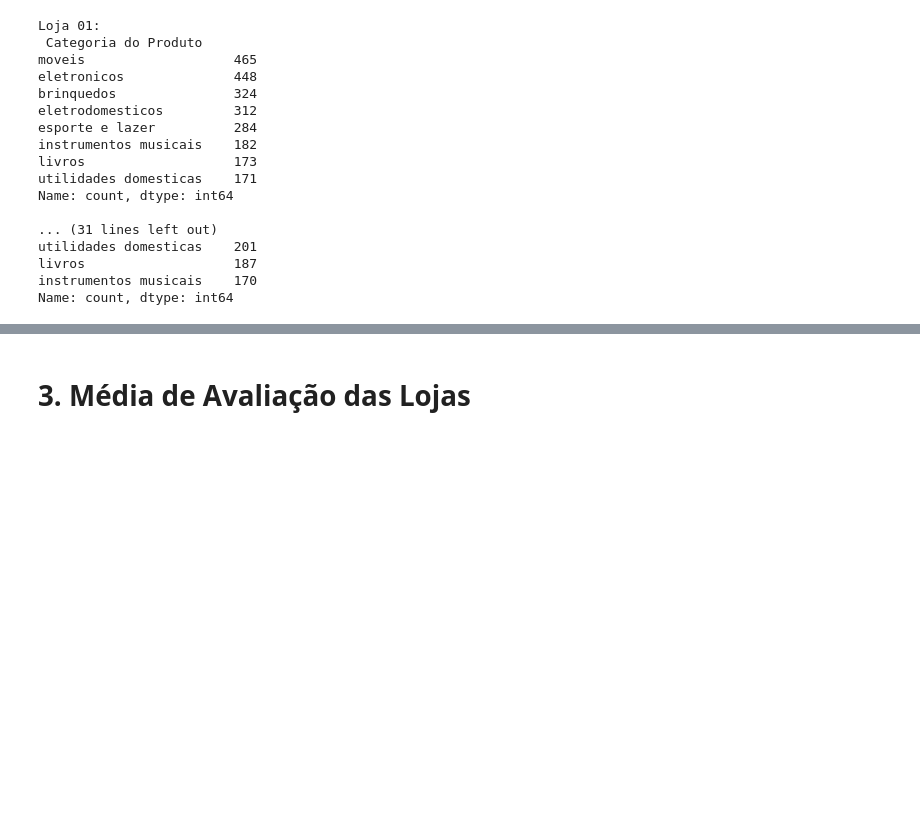
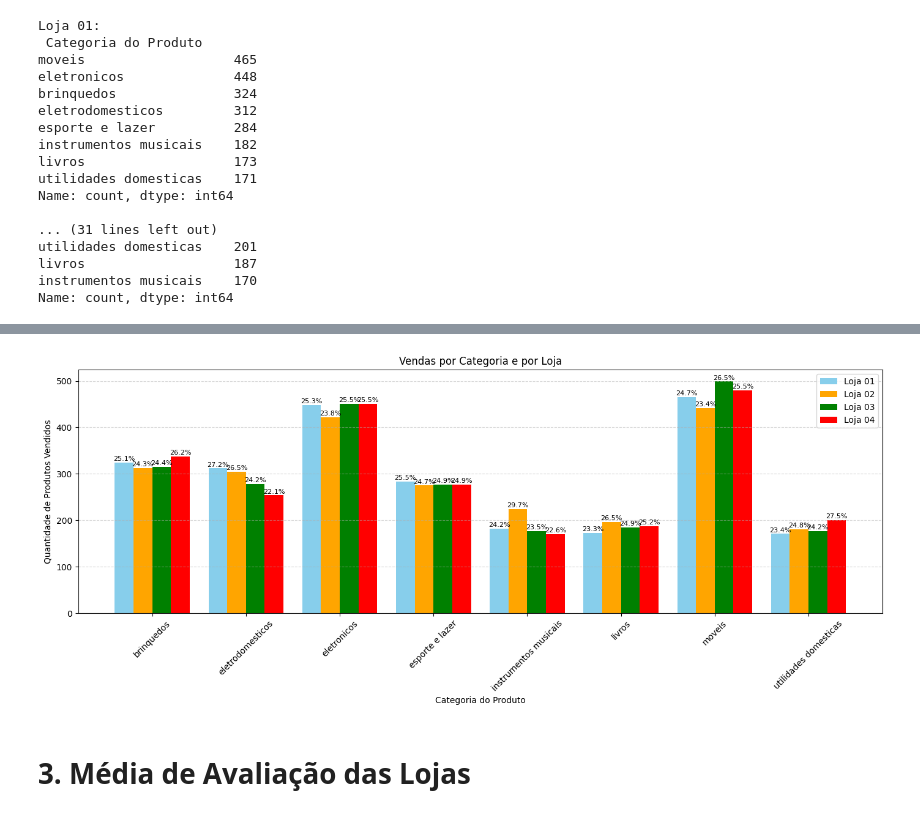
Before and after one commit to ElsCorporation/ChallengeAlluraStore, a Jupyter notebook: AluraStoreBrEdinhoLima.ipynb, the cells around one changed output, grey strips where cells are left out. Saved outputs shown, nothing was run; the diff lists cells and outputs as text; code cells hidden in the pictures; blank space fills up the shorter version.

```diff
--- a/AluraStoreBrEdinhoLima.ipynb
+++ b/AluraStoreBrEdinhoLima.ipynb
@@ -72,3 +143,49 @@ Name: count, dtype: int64
+# %%
+categorias = df.index
+n_categorias = len(categorias)
+x = np.arange(n_categorias)  # base para o eixo x
+largura = 0.2  # largura de cada barra
+
+# Ajustar o tamanho da figura para mais clareza
+fig, ax = plt.subplots(figsize=(14, 6))
+
+# Criar as barras separadas
+b1 = ax.bar(x - 1.5*largura, df['Loja 01'], width=largura, label='Loja 01', color='skyblue')
+b2 = ax.bar(x - 0.5*largura, df['Loja 02'], width=largura, label='Loja 02', color='orange')
+b3 = ax.bar(x + 0.5*largura, df['Loja 03'], width=largura, label='Loja 03', color='green')
+b4 = ax.bar(x + 1.5*largura, df['Loja 04'], width=largura, label='Loja 04', color='red')
+
+# Cálculo do total de vendas por categoria
+total_por_categoria = df.sum(axis=1).values
+
+# Função para adicionar rótulos de porcentagem no topo de cada barra
+def adicionar_porcentagens(barras, total_por_categoria):
+    for i, bar in enumerate(barras):
+        altura = bar.get_height()
+        if total_por_categoria[i] > 0:
+            porcentagem = (altura / total_por_categoria[i]) * 100
+            ax.text(bar.get_x() + bar.get_width()/2, altura + 1,
+                    f'{porcentagem:.1f}%', ha='center', va='bottom', fontsize=8)
+
+# Adiciona as porcentagens em cada barra
+adicionar_porcentagens(b1, total_por_categoria)
+adicionar_porcentagens(b2, total_por_categoria)
+adicionar_porcentagens(b3, total_por_categoria)
+adicionar_porcentagens(b4, total_por_categoria)
+
+# Configurações do gráfico
+ax.set_xlabel('Categoria do Produto')
+ax.set_ylabel('Quantidade de Produtos Vendidos')
+ax.set_title('Vendas por Categoria e por Loja')
+ax.set_xticks(x)
+ax.set_xticklabels(categorias, rotation=45)
+ax.legend()
+ax.grid(axis='y', linestyle='--', alpha=0.5)
+
+plt.tight_layout()
+plt.show()
+# %% [output]
+[figure, added]
 # %% [markdown]
 # 3. Média de Avaliação das Lojas
 # %%
```
Also changed, not shown: parts of 4 cells of this notebook.
